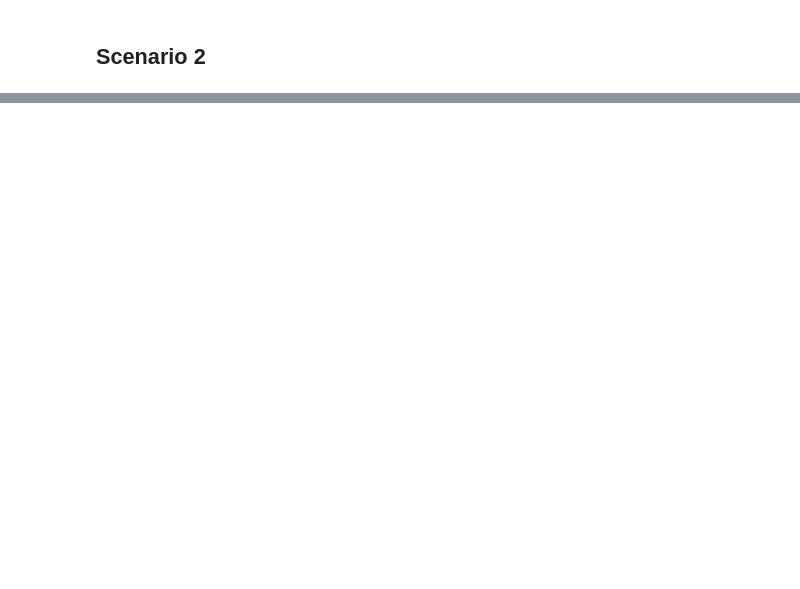
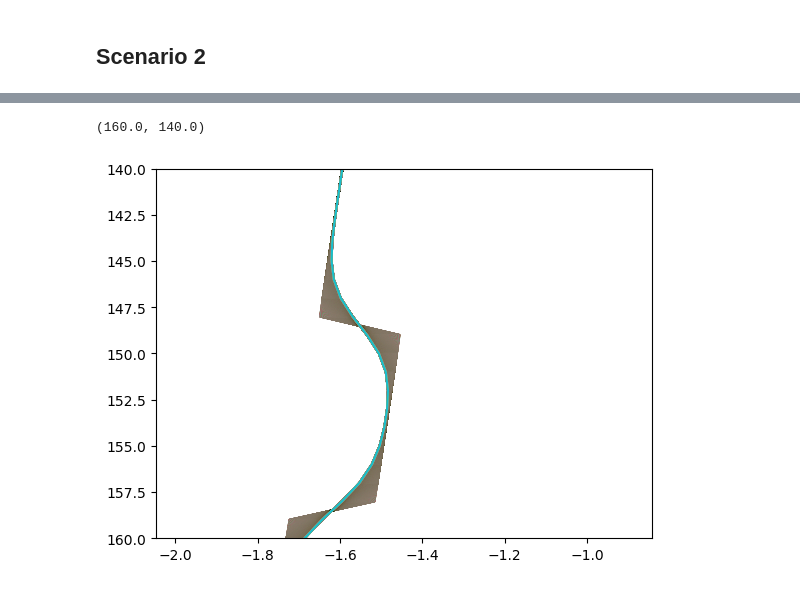
Before and after one commit to nicduboc/numeric_2024, a Jupyter notebook: mini-projects/duboc_miniproj.ipynb, the cells around one changed output, grey strips where cells are left out. Saved outputs shown, nothing was run; the diff lists cells and outputs as text; code cells hidden in the pictures; blank space fills up the shorter version.

```diff
--- a/mini-projects/duboc_miniproj.ipynb
+++ b/mini-projects/duboc_miniproj.ipynb
@@ -134,0 +144,22 @@ plt.legend(loc='best')
+# %%
+Ntime = 20000 # seconds
+dt = 10 # seconds
+timeVec = np.arange(0,Ntime,dt)
+#deriv_T = np.dot(A,T)-F
+# %%
+Tn_bot_heat = []
+for i in range(len(timeVec)):
+    Tnew = T3 + dt*deriv_T(A,T3,F)
+    Tnew[0] = Tnew[1]
+    Tnew[-1] = Tnew[-2]
+    Tn_bot_heat.append(Tnew)
+    T3 = Tnew
+Tn_bot_heat = np.array(Tn_bot_heat)
+# %%
+for i in range(np.shape(Tn_bot_heat)[0]):
+    plt.plot(Tn_bot_heat[i,:],depth,label=i+1)
+plt.ylim(160,140)
+#plt.legend(loc='best')
+# %% [output]
+(160.0, 140.0)
+[figure, added]
```
Also changed, not shown: parts of 8 cells of this notebook.
